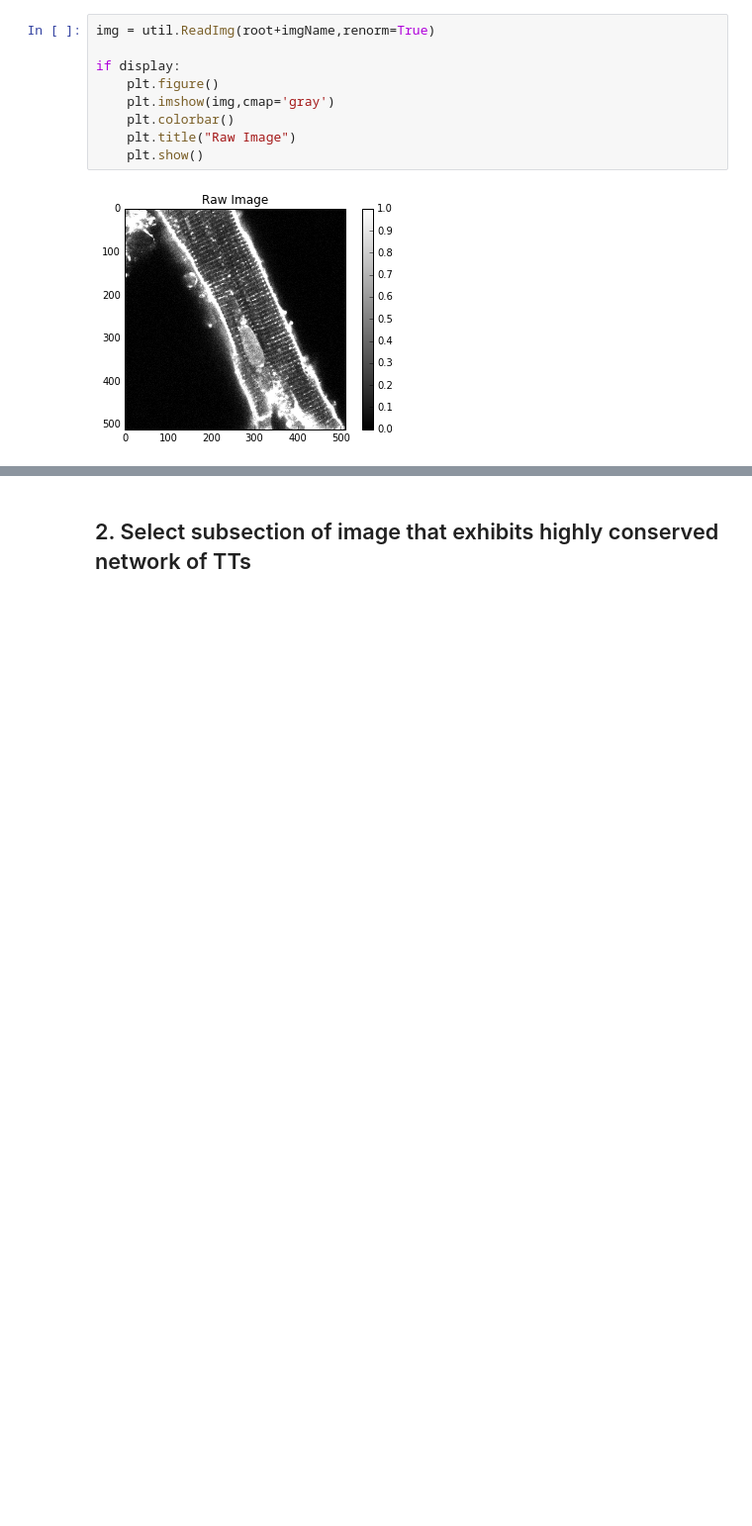
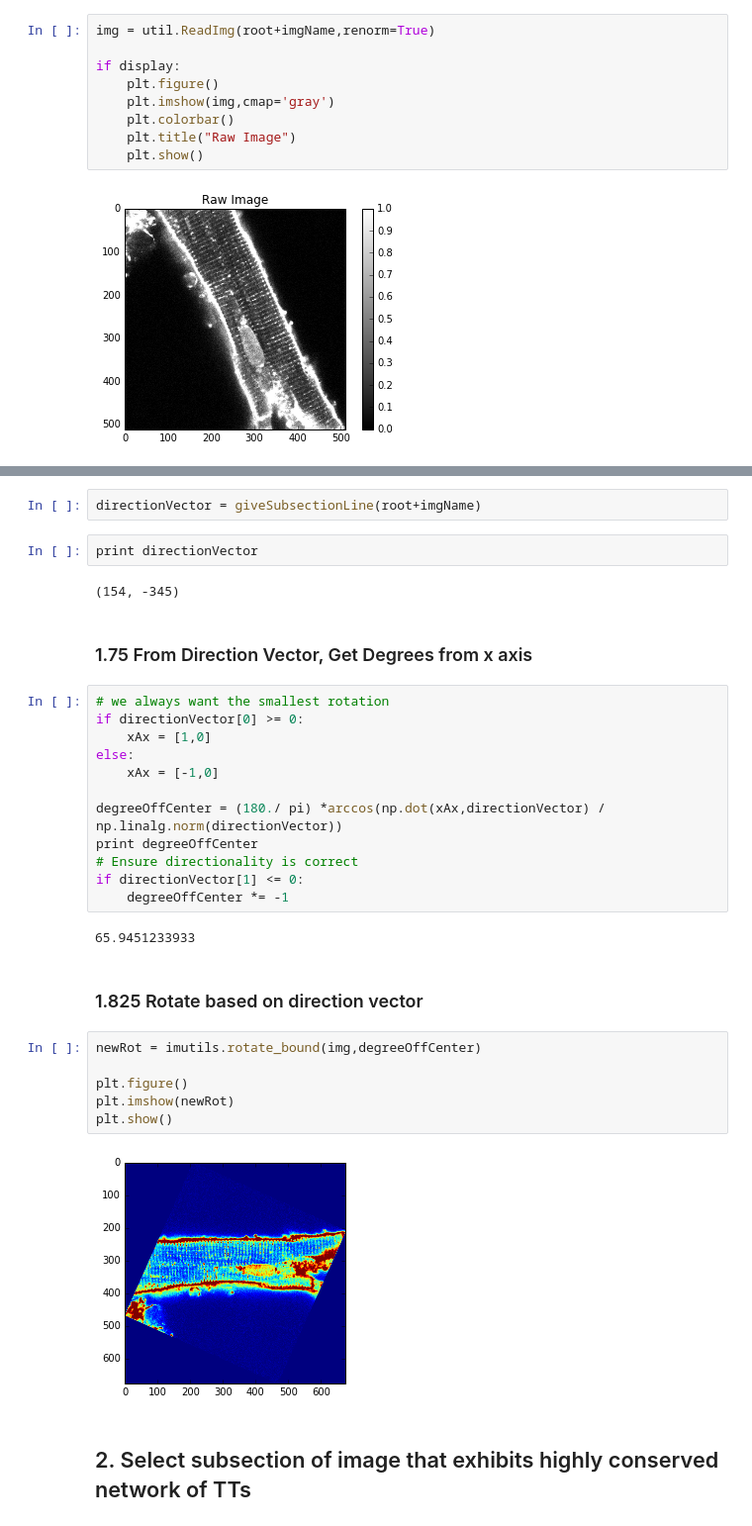
Before and after one commit to huskeypm/gpu_detect, a Jupyter notebook: reorientationFromSubsection.ipynb, the cells around one changed output, grey strips where cells are left out. Shown at 99% size. Cells and saved outputs as stored; diff of their text form; blank space fills up the shorter version.

Commit message:
Changed preprocessing routine from PCA to user drawn line orthogonal to TTs. Much more robust

```diff
--- a/reorientationFromSubsection.ipynb
+++ b/reorientationFromSubsection.ipynb
@@ -115,3 +193,35 @@ if display:
+# %%
+directionVector = giveSubsectionLine(root+imgName)
+# %%
+print directionVector
+# %% [output]
+(154, -345)
+# %% [markdown]
+### 1.75 From Direction Vector, Get Degrees from x axis
+# %%
+# we always want the smallest rotation
+if directionVector[0] >= 0:
+    xAx = [1,0]
+else:
+    xAx = [-1,0]
+
+degreeOffCenter = (180./ pi) *arccos(np.dot(xAx,directionVector) / np.linalg.norm(directionVector))
+print degreeOffCenter
+# Ensure directionality is correct
+if directionVector[1] <= 0:
+    degreeOffCenter *= -1
+# %% [output]
+65.9451233933
+# %% [markdown]
+### 1.825 Rotate based on direction vector
+# %%
+newRot = imutils.rotate_bound(img,degreeOffCenter)
+
+plt.figure()
+plt.imshow(newRot)
+plt.show()
+# %% [output]
+[figure, added]
 # %% [markdown]
 ## 2. Select subsection of image that exhibits highly conserved network of TTs
 # %%
```
Also changed, not shown: parts of 13 cells of this notebook, 1 other file.
